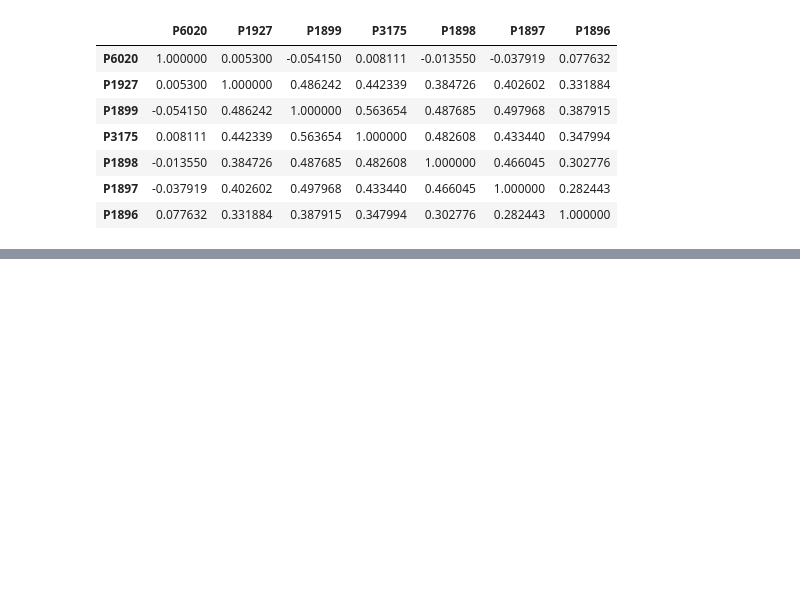
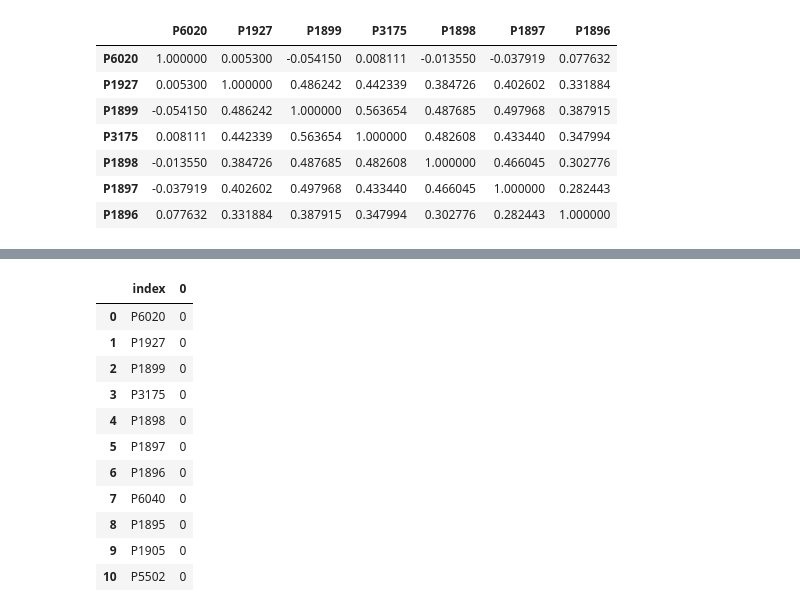
Before and after one commit to Sebast68h/PROYECTO-1-DATA, a Jupyter notebook: Proyecto1.ipynb, the cells around one changed output, grey strips where cells are left out. Cells and saved outputs as stored; diff of their text form; code cells hidden in the pictures; blank space fills up the shorter version.

```diff
--- a/Proyecto1.ipynb
+++ b/Proyecto1.ipynb
@@ -155,0 +189,15 @@ datos_limpios[variables].corr(method= "spearman")
+# %%
+usable.isnull().sum().reset_index()
+# %% [output]
+|  | index | 0 |
+| 0 | P6020 | 0 |
+| 1 | P1927 | 0 |
+| 2 | P1899 | 0 |
+| 3 | P3175 | 0 |
+| 4 | P1898 | 0 |
+| 5 | P1897 | 0 |
+| 6 | P1896 | 0 |
+| 7 | P6040 | 0 |
+| 8 | P1895 | 0 |
+| 9 | P1905 | 0 |
+| 10 | P5502 | 0 |
```
Also changed, not shown: parts of 6 cells of this notebook.
